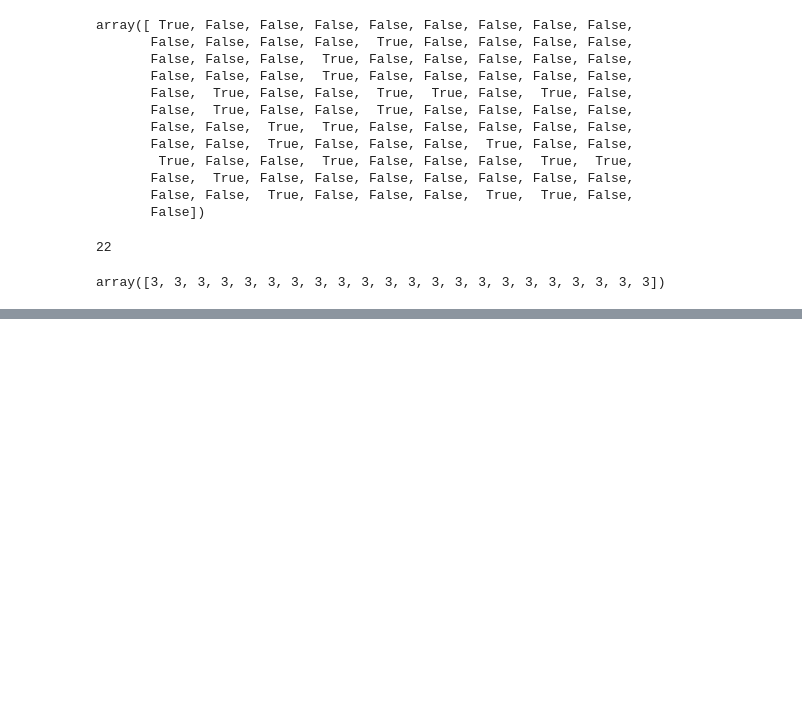
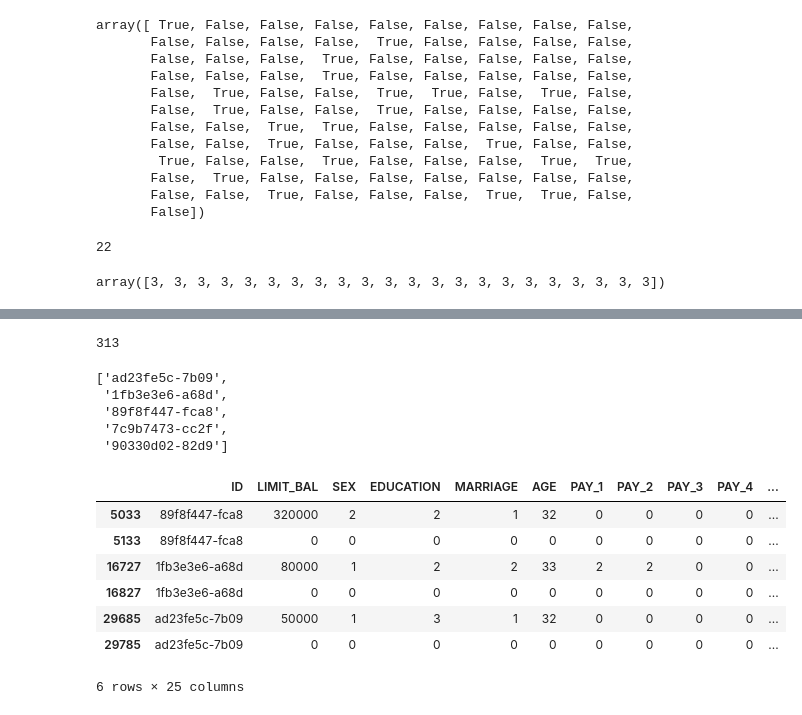
Before and after one commit to asMoises/proj_inadinplencia, a Jupyter notebook: notebooks/analise-inadimp.ipynb, the cells around one changed output, grey strips where cells are left out. Saved outputs shown, nothing was run; the diff lists cells and outputs as text; code cells hidden in the pictures; blank space fills up the shorter version.

```diff
--- a/notebooks/analise-inadimp.ipynb
+++ b/notebooks/analise-inadimp.ipynb
@@ -109,0 +129,6 @@ array([3, 3, 3, 3, 3, 3, 3, 3, 3, 3, 3, 3, 3, 3, 3, 3, 3, 3, 3, 3, 3, 3])
+# %%
+# We find all the duplicated IDs (it means == 2), to variable dupe_mask
+dupe_mask = id_counts == 2
+dupe_mask[:5]
+
+# The Result is a serie that conatin IDs and value true indicating it is duplicated
@@ -109,0 +154,6 @@ array([3, 3, 3, 3, 3, 3, 3, 3, 3, 3, 3, 3, 3, 3, 3, 3, 3, 3, 3, 3, 3, 3])
+# %%
+# Select and store the duplicated IDs in a new variable called dupe_ids using the following command:
+dupe_ids = id_counts.index[dupe_mask]
+
+# Just putting the serie of duplicated IDs in a new variabel called dupe_ids
+print("Duplicated IDs: ]",dupe_ids)
@@ -109,0 +169,30 @@ array([3, 3, 3, 3, 3, 3, 3, 3, 3, 3, 3, 3, 3, 3, 3, 3, 3, 3, 3, 3, 3, 3])
+# %%
+# Converting dupe_ids to a list and then obtain the length of the list using the following commands:
+dupe_ids = list(dupe_ids)
+len(dupe_ids)
+# %% [output]
+313
+# %%
+# Checking up the list:
+dupe_ids[0:5]
+# %% [output]
+['ad23fe5c-7b09',
+ '1fb3e3e6-a68d',
+ '89f8f447-fca8',
+ '7c9b7473-cc2f',
+ '90330d02-82d9']
+# %%
+# Now we need to locate the IDs from DF that "isin" the list dupe_id
+df.loc[df['ID'].isin(dupe_ids[0:3]),:].head(10)
+
+# The result will be a new df that contain the duplicated ID (show bolth IDs that are duplicated)
+# and we can check their details
+# %% [output]
+|  | ID | LIMIT_BAL | SEX | EDUCATION | MARRIAGE | AGE | PAY_1 | PAY_2 | PAY_3 | PAY_4 | ... |
+| 5033 | 89f8f447-fca8 | 320000 | 2 | 2 | 1 | 32 | 0 | 0 | 0 | 0 | ... |
+| 5133 | 89f8f447-fca8 | 0 | 0 | 0 | 0 | 0 | 0 | 0 | 0 | 0 | ... |
+| 16727 | 1fb3e3e6-a68d | 80000 | 1 | 2 | 2 | 33 | 2 | 2 | 0 | 0 | ... |
+| 16827 | 1fb3e3e6-a68d | 0 | 0 | 0 | 0 | 0 | 0 | 0 | 0 | 0 | ... |
+| 29685 | ad23fe5c-7b09 | 50000 | 1 | 3 | 1 | 32 | 0 | 0 | 0 | 0 | ... |
+| 29785 | ad23fe5c-7b09 | 0 | 0 | 0 | 0 | 0 | 0 | 0 | 0 | 0 | ... |
+6 rows × 25 columns
```
Also changed, not shown: parts of 9 cells of this notebook.
